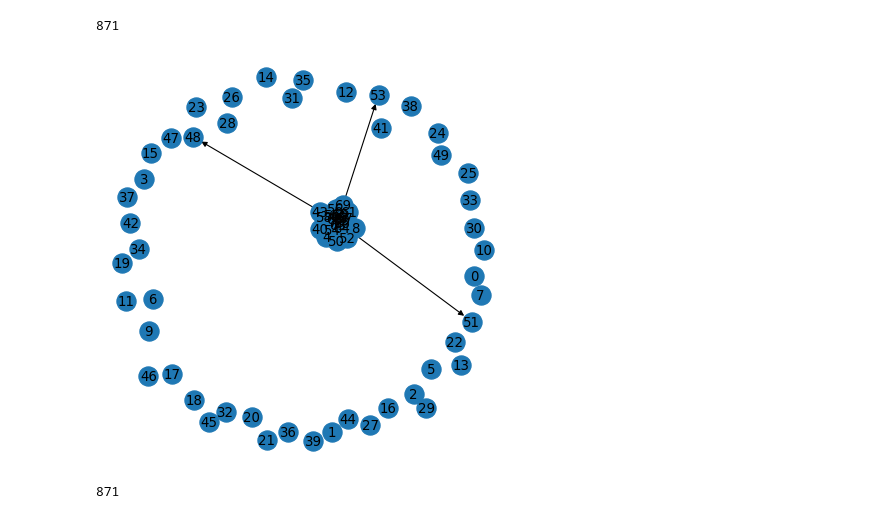
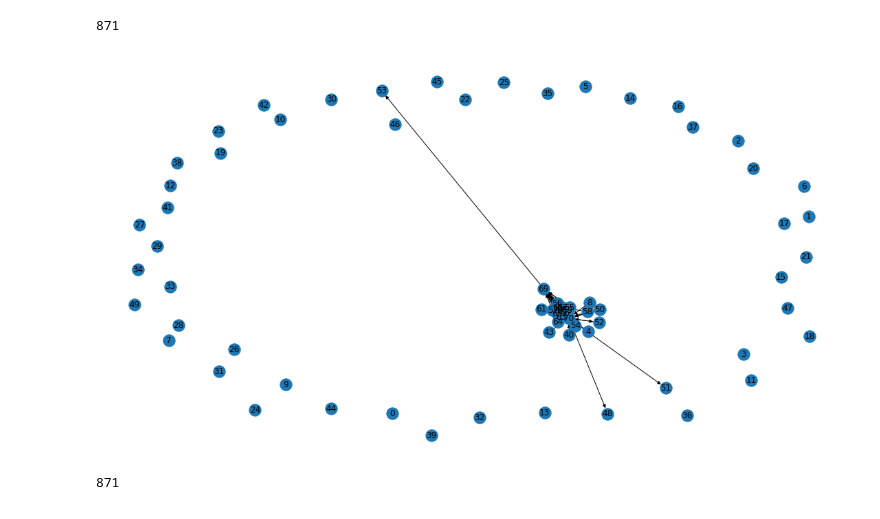
Before and after one commit to matteo-Donofrio-unipi/Master_Degree_Thesis, a Jupyter notebook: CALCOLO FORMULA FINALE/Final Formula .ipynb, the cells around one changed output. Saved outputs shown, nothing was run; the diff lists cells and outputs as text; code cells hidden in the pictures.

```diff
--- a/CALCOLO FORMULA FINALE/Final Formula .ipynb
+++ b/CALCOLO FORMULA FINALE/Final Formula .ipynb
@@ -140,12 +140,12 @@ for i in Communities.index.values:
 
                 D.add_weighted_edges_from([(str(i),str(j),len(temp_df))])
 # %%
-figure(figsize=(5, 5), dpi=80)
+figure(figsize=(15,8))
 
 nx.draw(D, with_labels=True)
 plt.show()
 # %% [output]
-[figure, old version]
+[figure, new version]
 # %%
 #Poiche il dataset Communities ha, in ogni riga, gli autori separati dal carattere '*',
 #per rendere efficiente il calcolo in seguito, vengono splittati ora
```
Also changed, not shown: parts of 42 cells of this notebook.
